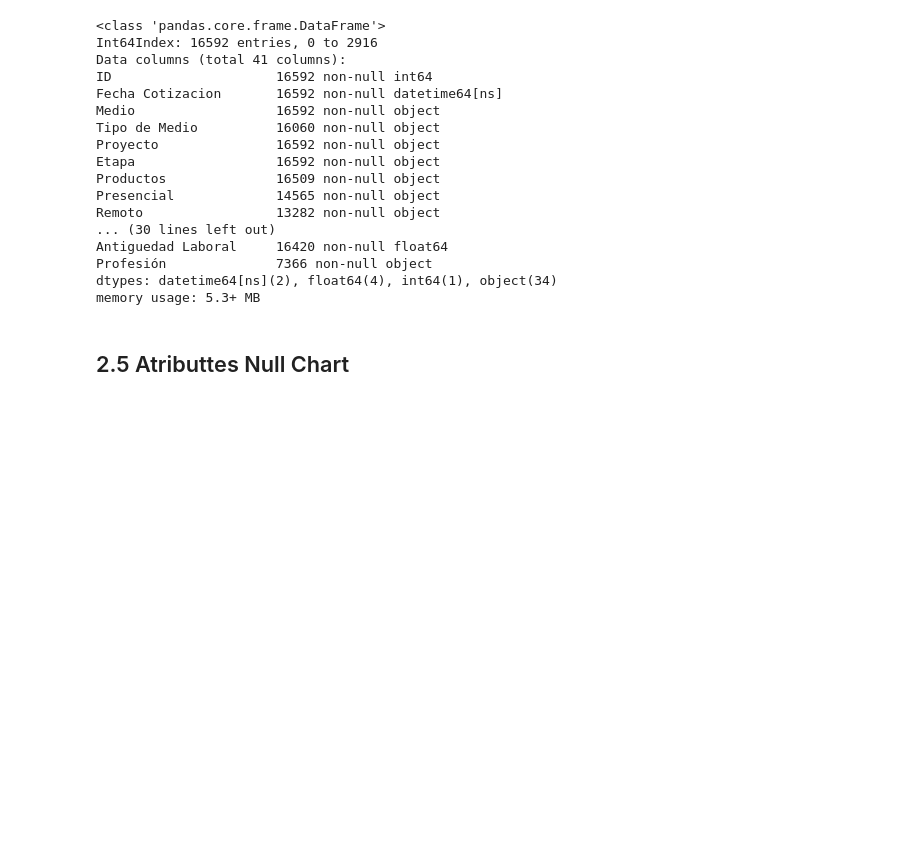
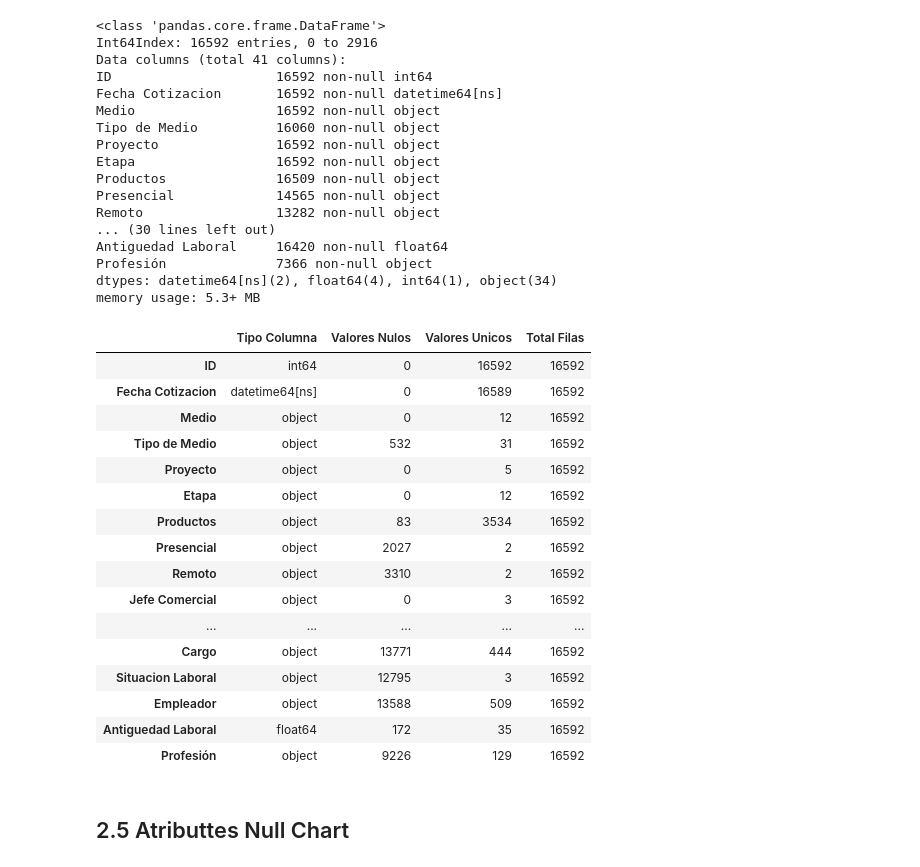
Before and after one commit to jcardenaslie/mem_aitue, a Jupyter notebook: Main Project/1 - Data Understanding/1 - Collect Initial Data.ipynb, the cells around one changed output. Cells and saved outputs as stored; diff of their text form; code cells hidden in the pictures; blank space fills up the shorter version.

```diff
--- a/Main Project/1 - Data Understanding/1 - Collect Initial Data.ipynb
+++ b/Main Project/1 - Data Understanding/1 - Collect Initial Data.ipynb
@@ -185,6 +204,32 @@ Antiguedad Laboral     16420 non-null float64
 Profesión              7366 non-null object
 dtypes: datetime64[ns](2), float64(4), int64(1), object(34)
 memory usage: 5.3+ MB
+# %%
+tab_info=pd.DataFrame(cot_all.dtypes).T.rename(index={0:'Tipo Columna'})
+tab_info=tab_info.append(pd.DataFrame(cot_all.isnull().sum()).T.rename(index={0:'Valores Nulos'}))
+# tab_info=tab_info.append(pd.DataFrame(cot_all.isnull().sum()/cot_all.shape[0]*100).T.rename(index={0:'null values (%)'}))
+cot_all_info = tab_info.T
+cot_all_info['Valores Unicos'] = [cot_all[x].nunique() for x in cot_all.columns]
+cot_all_info['Total Filas'] = cot_all.shape[0]
+cot_all_info
+# %% [output]
+|  | Tipo Columna | Valores Nulos | Valores Unicos | Total Filas |
+| ID | int64 | 0 | 16592 | 16592 |
+| Fecha Cotizacion | datetime64[ns] | 0 | 16589 | 16592 |
+| Medio | object | 0 | 12 | 16592 |
+| Tipo de Medio | object | 532 | 31 | 16592 |
+| Proyecto | object | 0 | 5 | 16592 |
+| Etapa | object | 0 | 12 | 16592 |
+| Productos | object | 83 | 3534 | 16592 |
+| Presencial | object | 2027 | 2 | 16592 |
+| Remoto | object | 3310 | 2 | 16592 |
+| Jefe Comercial | object | 0 | 3 | 16592 |
+| ... | ... | ... | ... | ... |
+| Cargo | object | 13771 | 444 | 16592 |
+| Situacion Laboral | object | 12795 | 3 | 16592 |
+| Empleador | object | 13588 | 509 | 16592 |
+| Antiguedad Laboral | float64 | 172 | 35 | 16592 |
+| Profesión | object | 9226 | 129 | 16592 |
 # %% [markdown]
 ## 2.5 Atributtes Null Chart
 # %%
```
Also changed, not shown: parts of 11 cells of this notebook, 7 other files.
